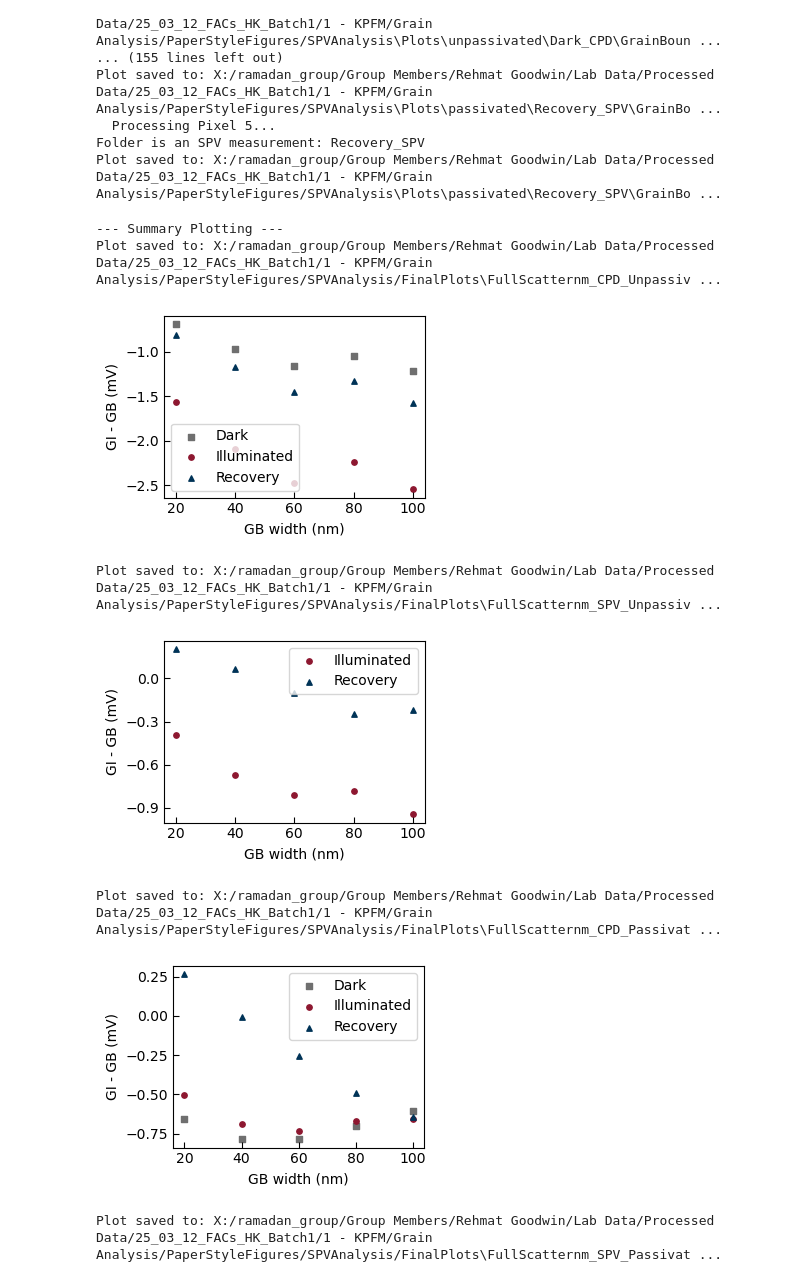
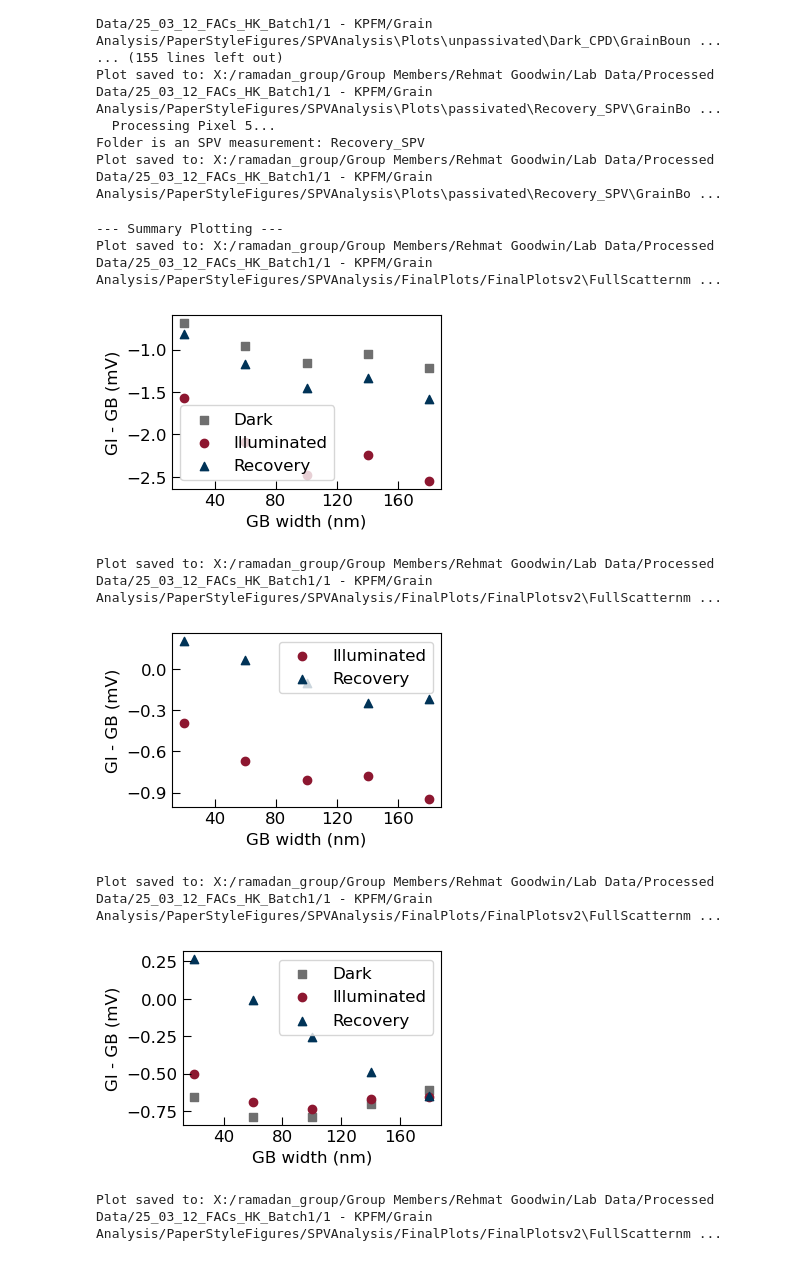
Before and after one commit to RamadanLab/KPFM_processing, a Jupyter notebook: SPVGrainBoundaryAnalysis.ipynb, the cells around one changed output. Saved outputs shown, nothing was run; the diff lists cells and outputs as text; code cells hidden in the pictures.

Commit message:
Updated SPV grain analysis in same way

```diff
--- a/SPVGrainBoundaryAnalysis.ipynb
+++ b/SPVGrainBoundaryAnalysis.ipynb
@@ -235,12 +235,13 @@ def grain_boundaries(GB_file_path, GI_file_path, pixel_index, save_path, GB_colo
      # Pixel number corresponds to the 'pixels' value (1 to 5)
     pixels = pixel_index
     #Plotting parameters
-    figsize_x, figsize_y = 3.5, 2.5
-    tick_length = 4
-    legend_font = 10
-    scatter_size = 15
-    base_font_size = 10
-    line_width = 1.5
+    dpi_settings= 600
+    figsize_x, figsize_y = (2227/dpi_settings), (1498/dpi_settings)
+    tick_length = 6
+    legend_font = 12
+    scatter_size = 18
+    base_font_size = 12
+    line_width = 3
     # Perform fitting
     GB_x_raw_1, GB_y_raw_1, GB_x_1, GB_y_1, GB_peak_1, GB_fwhm_1 = fit_gaussian(GB_file_path, rows)
     GI_x_raw_1, GI_y_raw_1, GI_x_1, GI_y_1, GI_peak_1, GI_fwhm_1 = fit_gaussian(GI_file_path, rows)
@@ -431,13 +432,14 @@ print("\n--- Summary Plotting ---")
 FINAL_PLOTS_SAVE_PATH = filedialog.askdirectory(title='Select Folder to Save All Final Summary Plots')
 
 # --- Summary Plotting ---
-x_nm = [20, 40, 60, 80, 100]
-figsize_x, figsize_y = 3.5, 2.5
-tick_length = 4
-legend_font = 10
-scatter_size = 15
-base_font_size = 10
-line_width = 1.5
+x_nm = [20, 60, 100, 140, 180]
+dpi_settings= 600
+figsize_x, figsize_y = (2227/dpi_settings), (1498/dpi_settings)
+tick_length = 6
+legend_font = 12
+scatter_size = 36
+base_font_size = 12
+line_width = 3
 # 1. Unpassivated CPD Plot
 plt.figure(figsize=(figsize_x, figsize_y ))
 plt.rcParams.update({'font.size': base_font_size})
@@ -486,37 +488,37 @@ plt.ylabel("GI - GB (mV)")
 ax.xaxis.set_major_locator(MaxNLocator(nbins=5))
 ax.yaxis.set_major_locator(MaxNLocator(nbins=5))
 
 plt.scatter(x_nm, Pass_Dark_CPD, label='Dark', color='#6F6F6F', marker='s', s=scatter_size)
 plt.scatter(x_nm, Pass_On_CPD, label='Illuminated', color='#8D1730', marker='o', s=scatter_size)
 plt.scatter(x_nm, Pass_Off_CPD, label='Recovery', color='#003357', marker='^', s=scatter_size)
 plt.legend(loc='best', fontsize=legend_font)
 plt.tight_layout()
 save_plot_to_folder(plt.gcf(), FINAL_PLOTS_SAVE_PATH, filename='FullScatternm_CPD_Passivated.jpeg')
 plt.show()
 
 # 4. Passivated SPV Plot
 plt.figure(figsize=(figsize_x, figsize_y ))
 plt.rcParams.update({'font.size': base_font_size})
 ax = plt.gca()
 ax.tick_params(direction='in', length=tick_length)
 ax.tick_params(axis='both')
 plt.xlabel("GB width (nm)")
 plt.ylabel("GI - GB (mV)")
 ax.xaxis.set_major_locator(MaxNLocator(nbins=5))
 ax.yaxis.set_major_locator(MaxNLocator(nbins=5))
 
 plt.scatter(x_nm, Pass_On_SPV, label='Illuminated', color='#8D1730', marker='o', s=scatter_size)
 plt.scatter(x_nm, Pass_Off_SPV, label='Recovery', color='#003357', marker='^', s=scatter_size)
 plt.legend(loc='best', fontsize=legend_font)
 plt.tight_layout()
 save_plot_to_folder(plt.gcf(), FINAL_PLOTS_SAVE_PATH, filename='FullScatternm_SPV_Passivated.jpeg')
 plt.show()
 # %% [output]
 --- Summary Plotting ---
-Plot saved to: X:/ramadan_group/Group Members/Rehmat Goodwin/Lab Data/Processed Data/25_03_12_FACs_HK_Batch1/1 - KPFM/Grain Analysis/PaperStyleFigures/SPVAnalysis/FinalPlots\FullScatternm_CPD_Unpassiv ...
+Plot saved to: X:/ramadan_group/Group Members/Rehmat Goodwin/Lab Data/Processed Data/25_03_12_FACs_HK_Batch1/1 - KPFM/Grain Analysis/PaperStyleFigures/SPVAnalysis/FinalPlots/FinalPlotsv2\FullScatternm ...
-[figure, old version]
+[figure, new version]
-Plot saved to: X:/ramadan_group/Group Members/Rehmat Goodwin/Lab Data/Processed Data/25_03_12_FACs_HK_Batch1/1 - KPFM/Grain Analysis/PaperStyleFigures/SPVAnalysis/FinalPlots\FullScatternm_SPV_Unpassiv ...
+Plot saved to: X:/ramadan_group/Group Members/Rehmat Goodwin/Lab Data/Processed Data/25_03_12_FACs_HK_Batch1/1 - KPFM/Grain Analysis/PaperStyleFigures/SPVAnalysis/FinalPlots/FinalPlotsv2\FullScatternm ...
-[figure, old version]
+[figure, new version]
-Plot saved to: X:/ramadan_group/Group Members/Rehmat Goodwin/Lab Data/Processed Data/25_03_12_FACs_HK_Batch1/1 - KPFM/Grain Analysis/PaperStyleFigures/SPVAnalysis/FinalPlots\FullScatternm_CPD_Passivat ...
+Plot saved to: X:/ramadan_group/Group Members/Rehmat Goodwin/Lab Data/Processed Data/25_03_12_FACs_HK_Batch1/1 - KPFM/Grain Analysis/PaperStyleFigures/SPVAnalysis/FinalPlots/FinalPlotsv2\FullScatternm ...
-[figure, old version]
+[figure, new version]
-Plot saved to: X:/ramadan_group/Group Members/Rehmat Goodwin/Lab Data/Processed Data/25_03_12_FACs_HK_Batch1/1 - KPFM/Grain Analysis/PaperStyleFigures/SPVAnalysis/FinalPlots\FullScatternm_SPV_Passivat ...
+Plot saved to: X:/ramadan_group/Group Members/Rehmat Goodwin/Lab Data/Processed Data/25_03_12_FACs_HK_Batch1/1 - KPFM/Grain Analysis/PaperStyleFigures/SPVAnalysis/FinalPlots/FinalPlotsv2\FullScatternm ...
```
Also changed, not shown: parts of 4 cells of this notebook.
